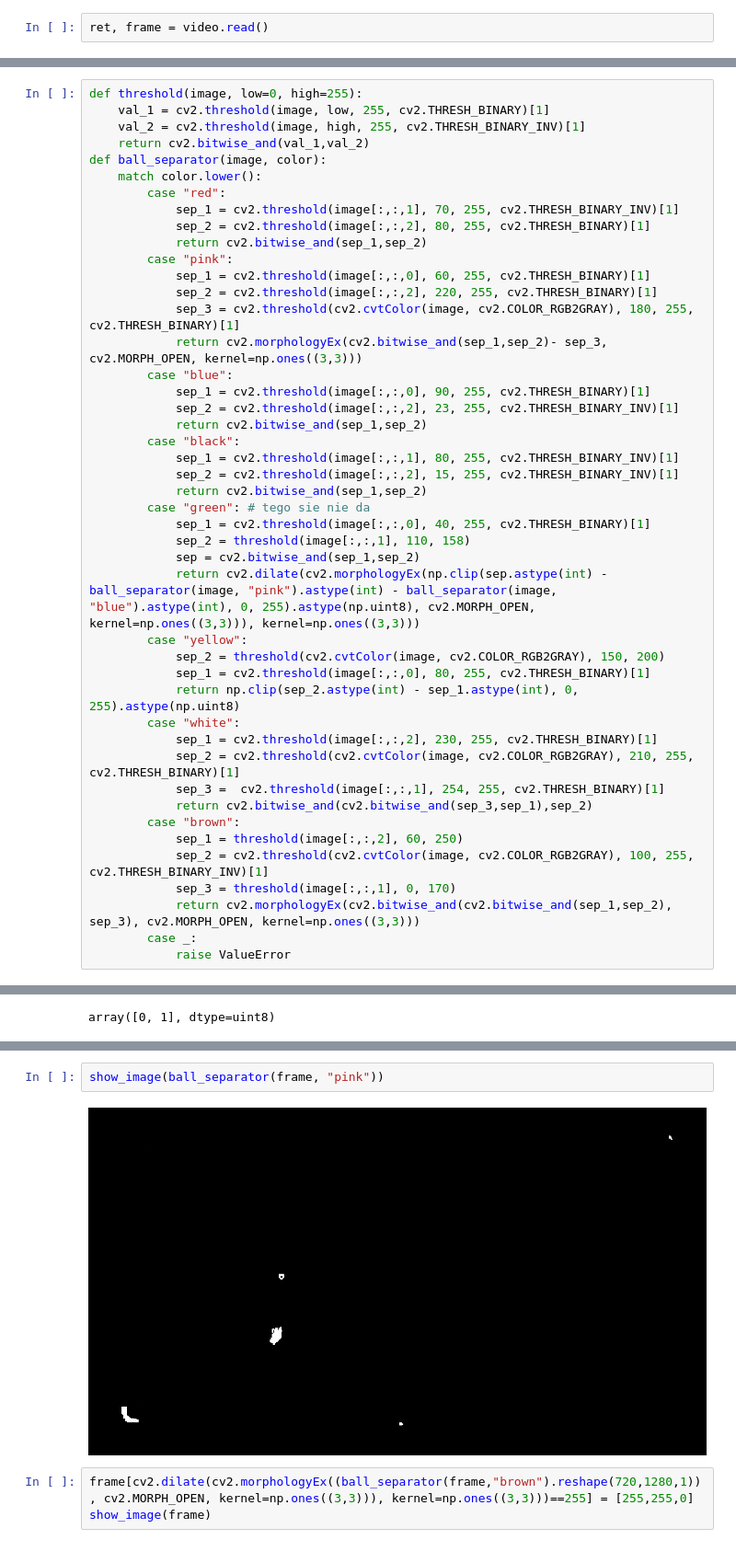
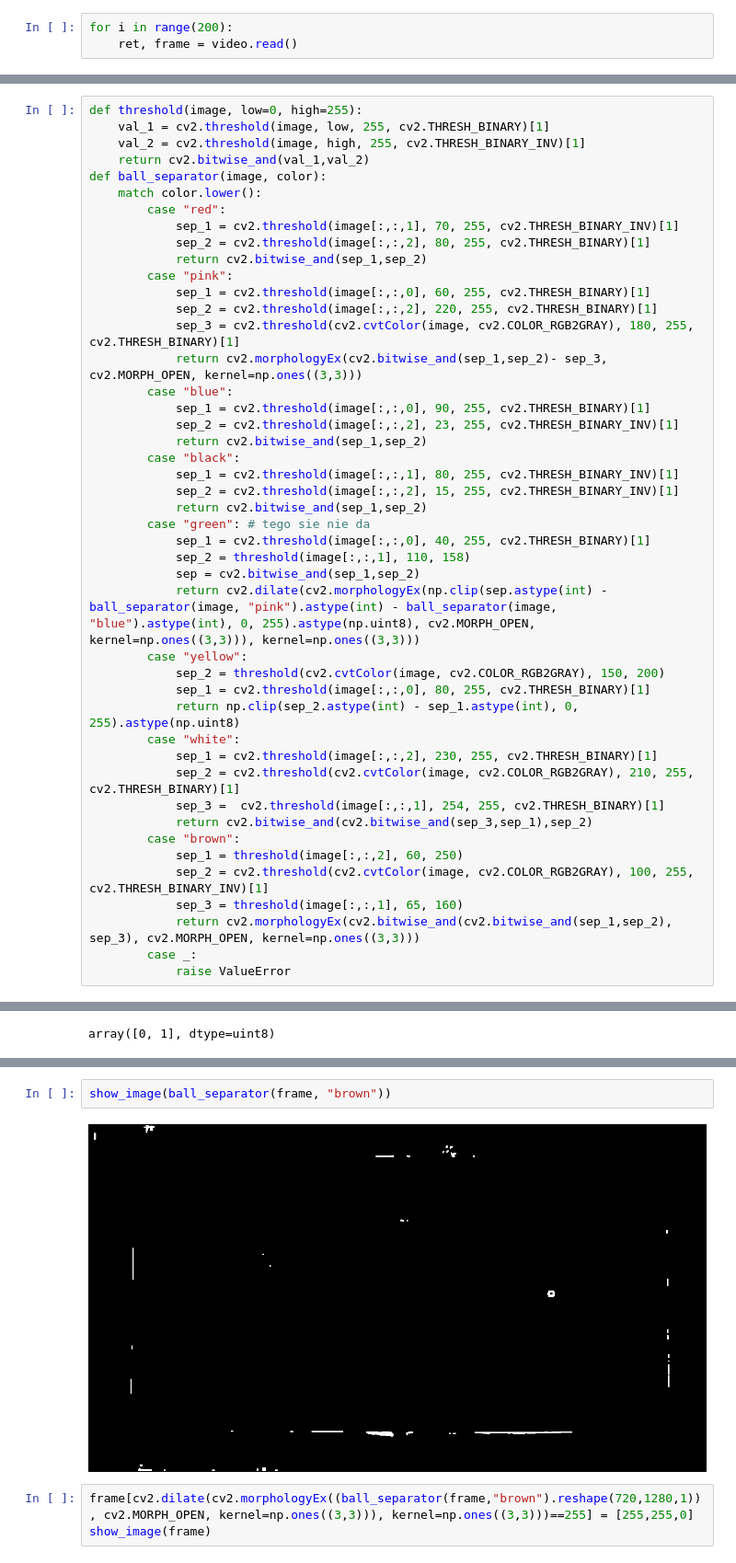
Before and after one commit to MarceloTrapano/CV, a Jupyter notebook: Project2/snooker.ipynb, the cells around one changed output, grey strips where cells are left out. Shown at 92% size. Drawn from its saved outputs; the diff is of its cells as text.

```diff
--- a/Project2/snooker.ipynb
+++ b/Project2/snooker.ipynb
@@ -14,7 +14,8 @@ def show_image(image):
 # %%
 video = cv2.VideoCapture('video.mp4')
 # %%
-ret, frame = video.read()
+for i in range(200):
+    ret, frame = video.read()
 # %%
 show_image(frame)
 # %% [output]
@@ -68,7 +69,7 @@ def ball_separator(image, color):
         case "brown":
             sep_1 = threshold(image[:,:,2], 60, 250)
             sep_2 = cv2.threshold(cv2.cvtColor(image, cv2.COLOR_RGB2GRAY), 100, 255, cv2.THRESH_BINARY_INV)[1]
-            sep_3 = threshold(image[:,:,1], 0, 170)
+            sep_3 = threshold(image[:,:,1], 65, 160)
             return cv2.morphologyEx(cv2.bitwise_and(cv2.bitwise_and(sep_1,sep_2), sep_3), cv2.MORPH_OPEN, kernel=np.ones((3,3)))
         case _:
             raise ValueError
@@ -106,7 +107,7 @@ show_image(cv2.morphologyEx(sep_3, cv2.MORPH_OPEN, kernel=np.ones((3,3))))
 # %%
-show_image(ball_separator(frame, "pink"))
+show_image(ball_separator(frame, "brown"))
 # %% [output]
-[figure, old version]
+[figure, new version]
 # %%
 frame[cv2.dilate(cv2.morphologyEx((ball_separator(frame,"brown").reshape(720,1280,1)), cv2.MORPH_OPEN, kernel=np.ones((3,3))), kernel=np.ones((3,3)))==255] = [255,255,0]
 show_image(frame)
```
Also changed, not shown: parts of 4 cells of this notebook, 2 other files.
